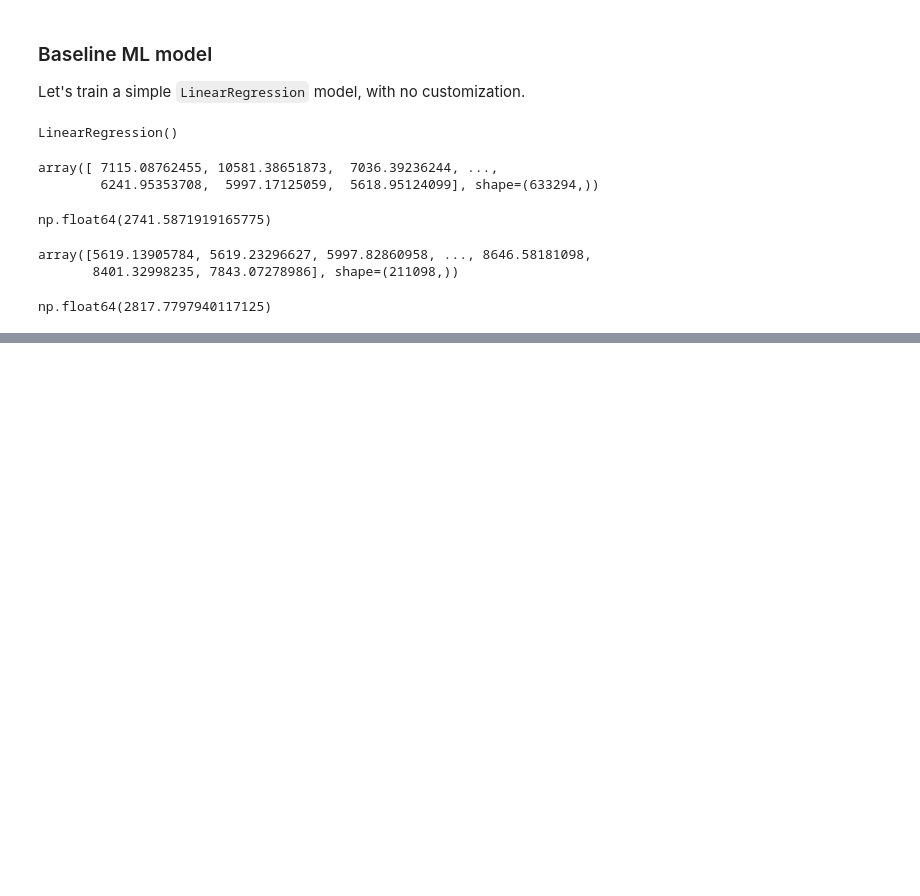
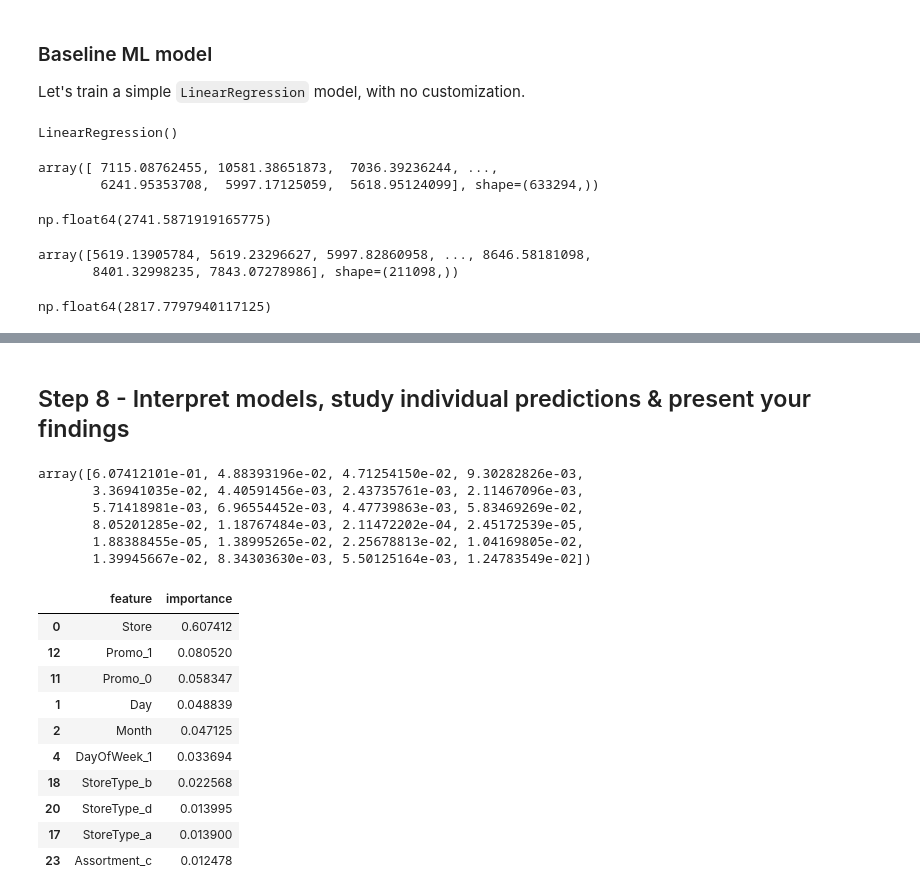
Before and after one commit to John-Fadipe/Machine_Learning_with_Python_and_Scikit_Learn, a Jupyter notebook: How to Approach Machine Learning Projects/How to Approach Machine Learning Projects.ipynb, the cells around one changed output, grey strips where cells are left out. Saved outputs shown, nothing was run; the diff lists cells and outputs as text; code cells hidden in the pictures; blank space fills up the shorter version.

```diff
--- a/How to Approach Machine Learning Projects/How to Approach Machine Learning Projects.ipynb
+++ b/How to Approach Machine Learning Projects/How to Approach Machine Learning Projects.ipynb
@@ -491,0 +574,29 @@ np.float64(2817.7797940117125)
+# %% [markdown]
+## Step 8 - Interpret models, study individual predictions & present your findings
+# %%
+rf.feature_importances_
+# %% [output]
+array([6.07412101e-01, 4.88393196e-02, 4.71254150e-02, 9.30282826e-03,
+       3.36941035e-02, 4.40591456e-03, 2.43735761e-03, 2.11467096e-03,
+       5.71418981e-03, 6.96554452e-03, 4.47739863e-03, 5.83469269e-02,
+       8.05201285e-02, 1.18767484e-03, 2.11472202e-04, 2.45172539e-05,
+       1.88388455e-05, 1.38995265e-02, 2.25678813e-02, 1.04169805e-02,
+       1.39945667e-02, 8.34303630e-03, 5.50125164e-03, 1.24783549e-02])
+# %%
+importance_df = pd.DataFrame({
+    "feature": numeric_columns + encoded_columns,
+    "importance": rf.feature_importances_
+}).sort_values("importance", ascending = False)
+importance_df.head(10)
+# %% [output]
+|  | feature | importance |
+| 0 | Store | 0.607412 |
+| 12 | Promo_1 | 0.080520 |
+| 11 | Promo_0 | 0.058347 |
+| 1 | Day | 0.048839 |
+| 2 | Month | 0.047125 |
+| 4 | DayOfWeek_1 | 0.033694 |
+| 18 | StoreType_b | 0.022568 |
+| 20 | StoreType_d | 0.013995 |
+| 17 | StoreType_a | 0.013900 |
+| 23 | Assortment_c | 0.012478 |
```
Also changed, not shown: parts of 39 cells of this notebook, 1 other file.
